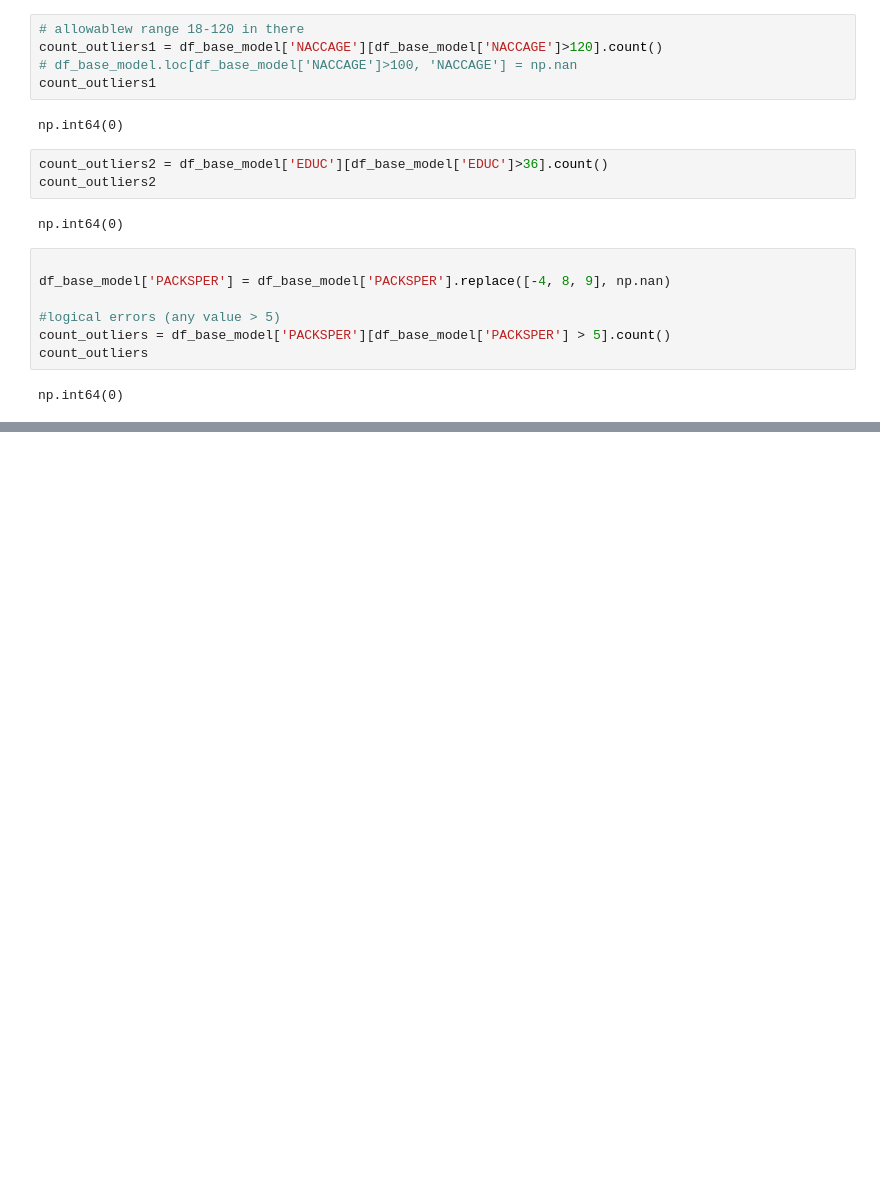
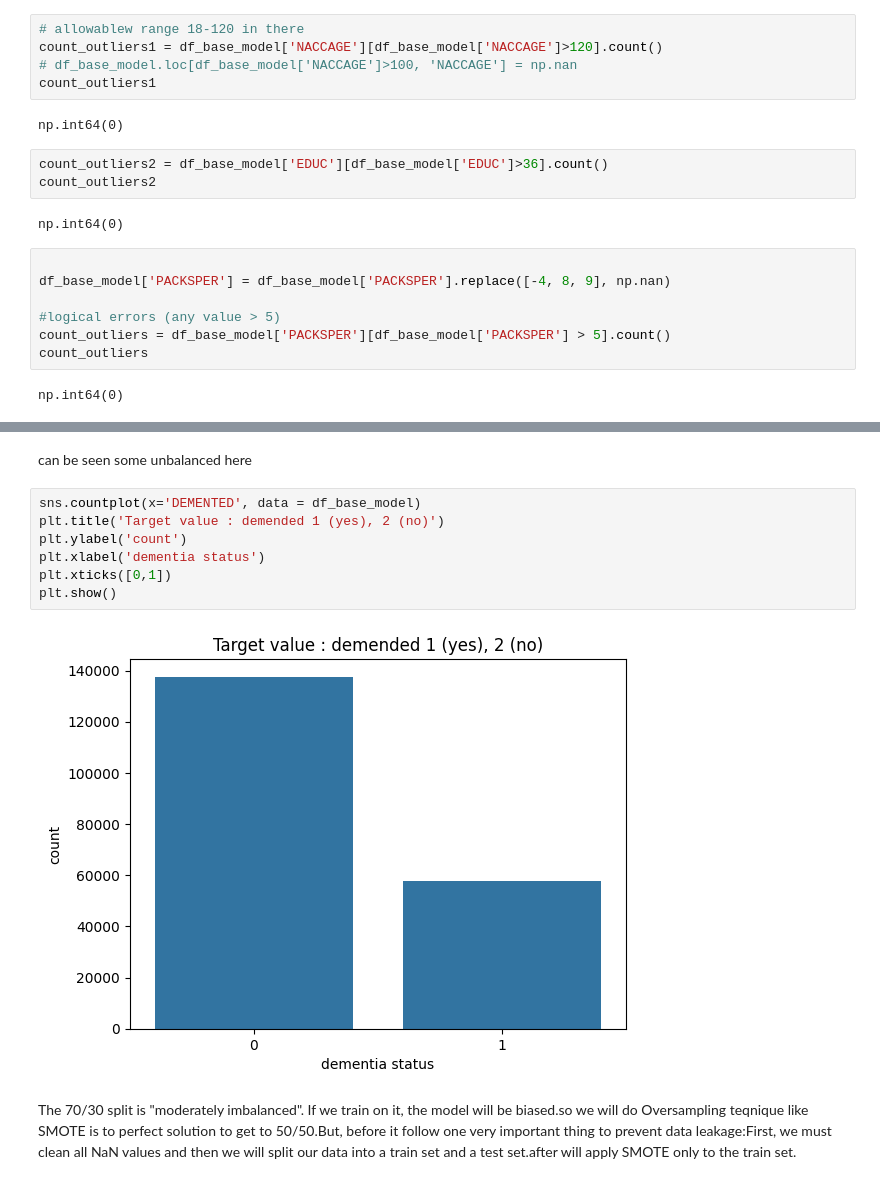
Before and after one commit to Kaveesha-Madhushan17/Model-X-Competition-phase-1, a Jupyter notebook: model_x_dimentia.ipynb, the cells around one changed output, grey strips where cells are left out. Cells and saved outputs as stored; diff of their text form; blank space fills up the shorter version.

```diff
--- a/model_x_dimentia.ipynb
+++ b/model_x_dimentia.ipynb
@@ -381,0 +428,13 @@ np.int64(0)
+# %% [markdown]
+can be seen some unbalanced here
+# %%
+sns.countplot(x='DEMENTED', data = df_base_model)
+plt.title('Target value : demended 1 (yes), 2 (no)')
+plt.ylabel('count')
+plt.xlabel('dementia status')
+plt.xticks([0,1])
+plt.show()
+# %% [output]
+[figure, added]
+# %% [markdown]
+The 70/30 split is "moderately imbalanced". If we train on it, the model will be biased.so we will do Oversampling teqnique like SMOTE is to perfect solution to get to 50/50.But, before it follow one very important thing to prevent data leakage:First, we must clean all NaN values and then we will split our data into a train set and a test set.after will apply SMOTE only to the train set.
```
Also changed, not shown: parts of 8 cells of this notebook.
